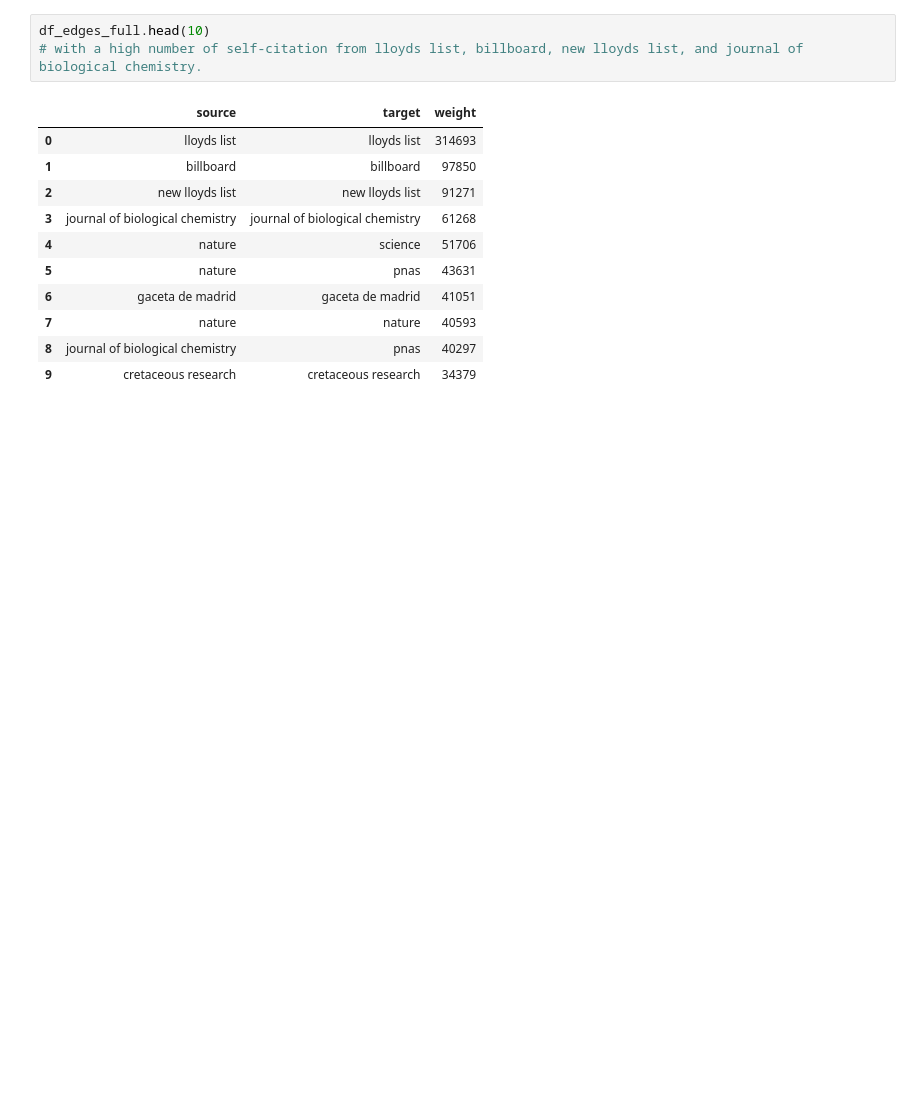
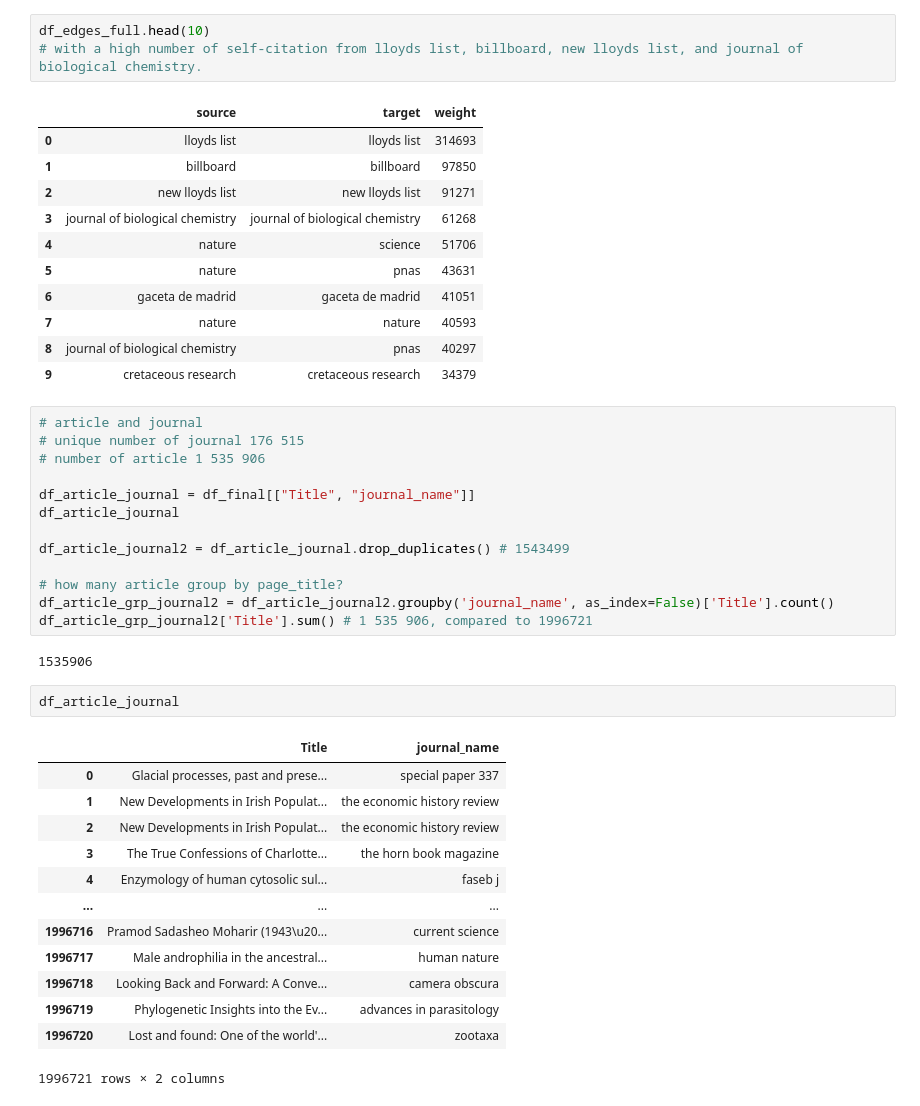
Before and after one commit to stepkurniawan/network-analysis-wikipedia-journals, a Jupyter notebook: codes/3_Data_Analysis.ipynb, the cells around one changed output. Saved outputs shown, nothing was run; the diff lists cells and outputs as text; blank space fills up the shorter version.

```diff
--- a/codes/3_Data_Analysis.ipynb
+++ b/codes/3_Data_Analysis.ipynb
@@ -447,3 +471,34 @@ df_edges_full.head(10)
 | 7 | nature | nature | 40593 |
 | 8 | journal of biological chemistry | pnas | 40297 |
 | 9 | cretaceous research | cretaceous research | 34379 |
+# %%
+# article and journal
+# unique number of journal 176 515
+# number of article 1 535 906
+
+df_article_journal = df_final[["Title", "journal_name"]]
+df_article_journal
+
+df_article_journal2 = df_article_journal.drop_duplicates() # 1543499
+
+# how many article group by page_title?
+df_article_grp_journal2 = df_article_journal2.groupby('journal_name', as_index=False)['Title'].count()
+df_article_grp_journal2['Title'].sum() # 1 535 906, compared to 1996721
+# %% [output]
+1535906
+# %%
+df_article_journal
+# %% [output]
+|  | Title | journal_name |
+| 0 | Glacial processes, past and prese... | special paper 337 |
+| 1 | New Developments in Irish Populat... | the economic history review |
+| 2 | New Developments in Irish Populat... | the economic history review |
+| 3 | The True Confessions of Charlotte... | the horn book magazine |
+| 4 | Enzymology of human cytosolic sul... | faseb j |
+| ... | ... | ... |
+| 1996716 | Pramod Sadasheo Moharir (1943\u20... | current science |
+| 1996717 | Male androphilia in the ancestral... | human nature |
+| 1996718 | Looking Back and Forward: A Conve... | camera obscura |
+| 1996719 | Phylogenetic Insights into the Ev... | advances in parasitology |
+| 1996720 | Lost and found: One of the world'... | zootaxa |
+1996721 rows × 2 columns
```
Also changed, not shown: parts of 2 cells of this notebook, 1 other file.
